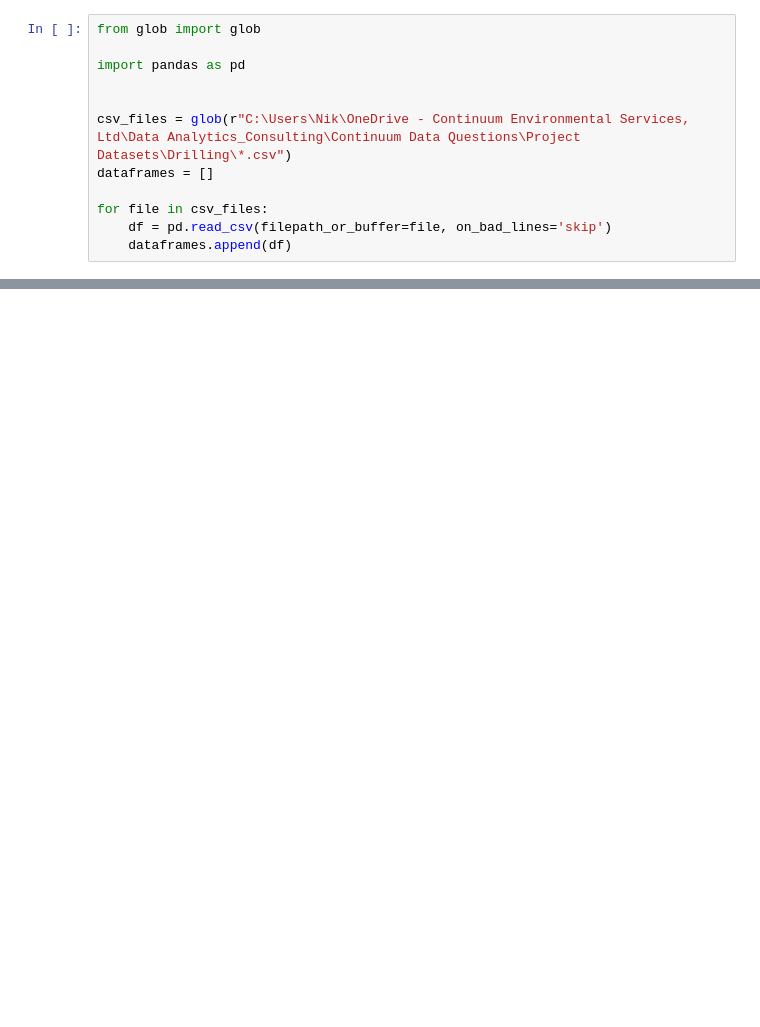
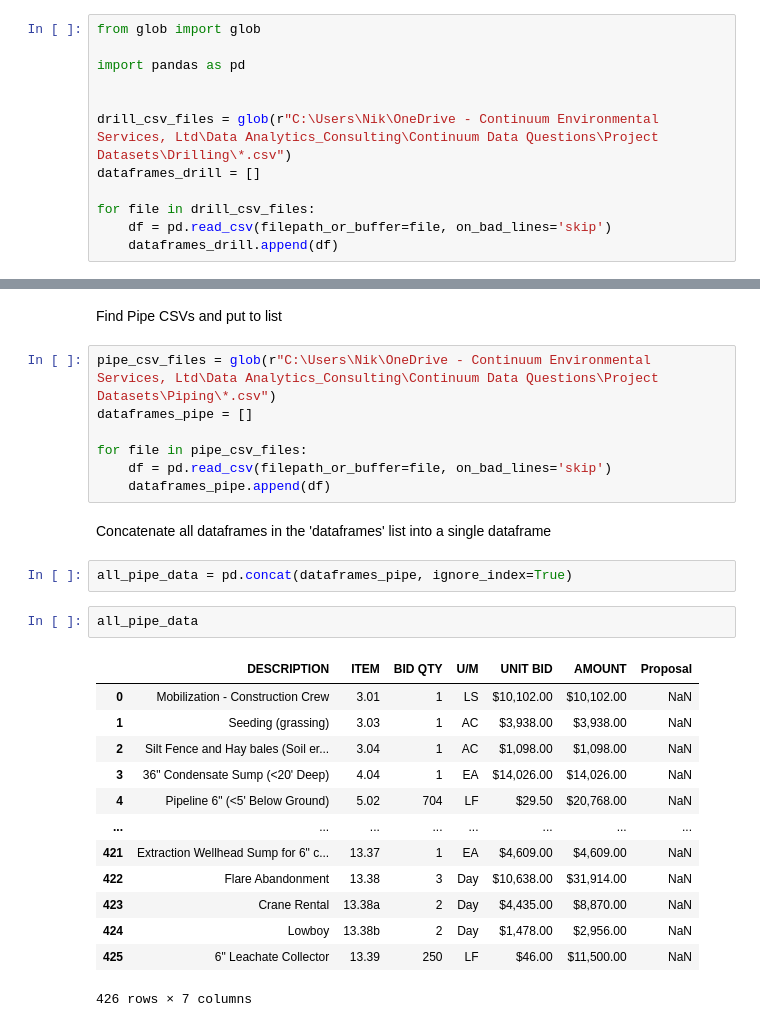
Before and after one commit to NikBaldis/Personal-Projects, a Jupyter notebook: Continuum-Environmental/Estimations Tracker.ipynb, the cells around one changed output, grey strips where cells are left out. Cells and saved outputs as stored; diff of their text form; blank space fills up the shorter version.

Commit message:
cleaning pipe data

```diff
--- a/Continuum-Environmental/Estimations Tracker.ipynb
+++ b/Continuum-Environmental/Estimations Tracker.ipynb
@@ -4,9 +6,9 @@ from glob import glob
 import pandas as pd
 
 
-csv_files = glob(r"C:\Users\Nik\OneDrive - Continuum Environmental Services, Ltd\Data Analytics_Consulting\Continuum Data Questions\Project Datasets\Drilling\*.csv")
-dataframes = []
+drill_csv_files = glob(r"C:\Users\Nik\OneDrive - Continuum Environmental Services, Ltd\Data Analytics_Consulting\Continuum Data Questions\Project Datasets\Drilling\*.csv")
+dataframes_drill = []
 
-for file in csv_files:
+for file in drill_csv_files:
     df = pd.read_csv(filepath_or_buffer=file, on_bad_lines='skip')
-    dataframes.append(df)
+    dataframes_drill.append(df)
@@ -68,3 +73,32 @@ all_data_clean.head()
 | 2 | Drilling Past Obstruction / Wet D... | 2.05 | 1 | HR | 875.0 | 875.0 |
 | 3 | Standby | 2.06 | 1 | HR | 751.0 | 751.0 |
 | 4 | Abandon Well (Boring Refusal) | 2.07 | 1 | LF | 63.0 | 63.0 |
+# %% [markdown]
+Find Pipe CSVs and put to list
+# %%
+pipe_csv_files = glob(r"C:\Users\Nik\OneDrive - Continuum Environmental Services, Ltd\Data Analytics_Consulting\Continuum Data Questions\Project Datasets\Piping\*.csv")
+dataframes_pipe = []
+
+for file in pipe_csv_files:
+    df = pd.read_csv(filepath_or_buffer=file, on_bad_lines='skip')
+    dataframes_pipe.append(df)
+# %% [markdown]
+Concatenate all dataframes in the 'dataframes' list into a single dataframe
+# %%
+all_pipe_data = pd.concat(dataframes_pipe, ignore_index=True)
+# %%
+all_pipe_data
+# %% [output]
+|  | DESCRIPTION | ITEM | BID QTY | U/M | UNIT BID | AMOUNT | Proposal |
+| 0 | Mobilization - Construction Crew | 3.01 | 1 | LS | $10,102.00 | $10,102.00 | NaN |
+| 1 | Seeding (grassing) | 3.03 | 1 | AC | $3,938.00 | $3,938.00 | NaN |
+| 2 | Silt Fence and Hay bales (Soil er... | 3.04 | 1 | AC | $1,098.00 | $1,098.00 | NaN |
+| 3 | 36" Condensate Sump (<20' Deep) | 4.04 | 1 | EA | $14,026.00 | $14,026.00 | NaN |
+| 4 | Pipeline 6" (<5' Below Ground) | 5.02 | 704 | LF | $29.50 | $20,768.00 | NaN |
+| ... | ... | ... | ... | ... | ... | ... | ... |
+| 421 | Extraction Wellhead Sump for 6" c... | 13.37 | 1 | EA | $4,609.00 | $4,609.00 | NaN |
+| 422 | Flare Abandonment | 13.38 | 3 | Day | $10,638.00 | $31,914.00 | NaN |
+| 423 | Crane Rental | 13.38a | 2 | Day | $4,435.00 | $8,870.00 | NaN |
+| 424 | Lowboy | 13.38b | 2 | Day | $1,478.00 | $2,956.00 | NaN |
+| 425 | 6" Leachate Collector | 13.39 | 250 | LF | $46.00 | $11,500.00 | NaN |
+426 rows × 7 columns
```
Also changed, not shown: parts of 8 cells of this notebook.
